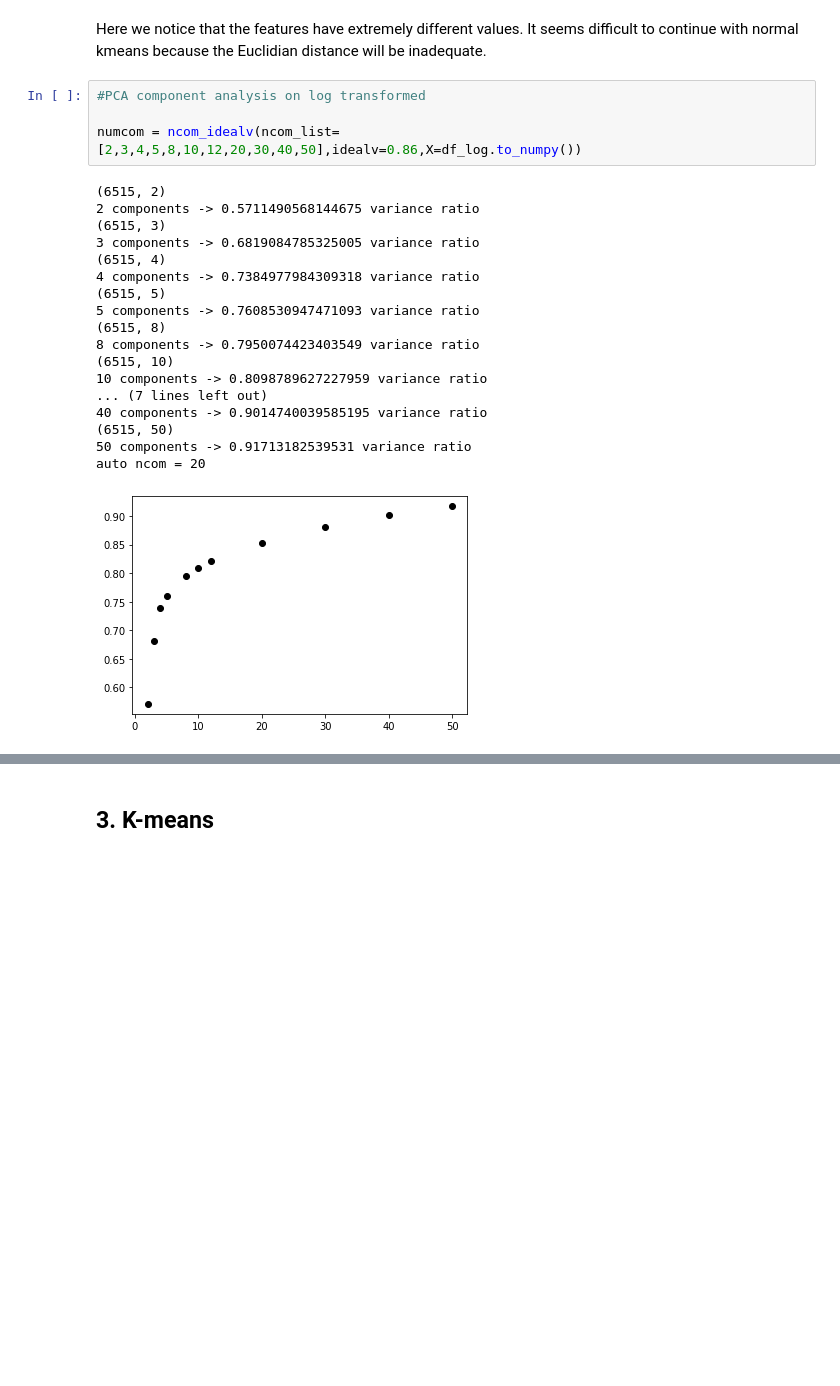
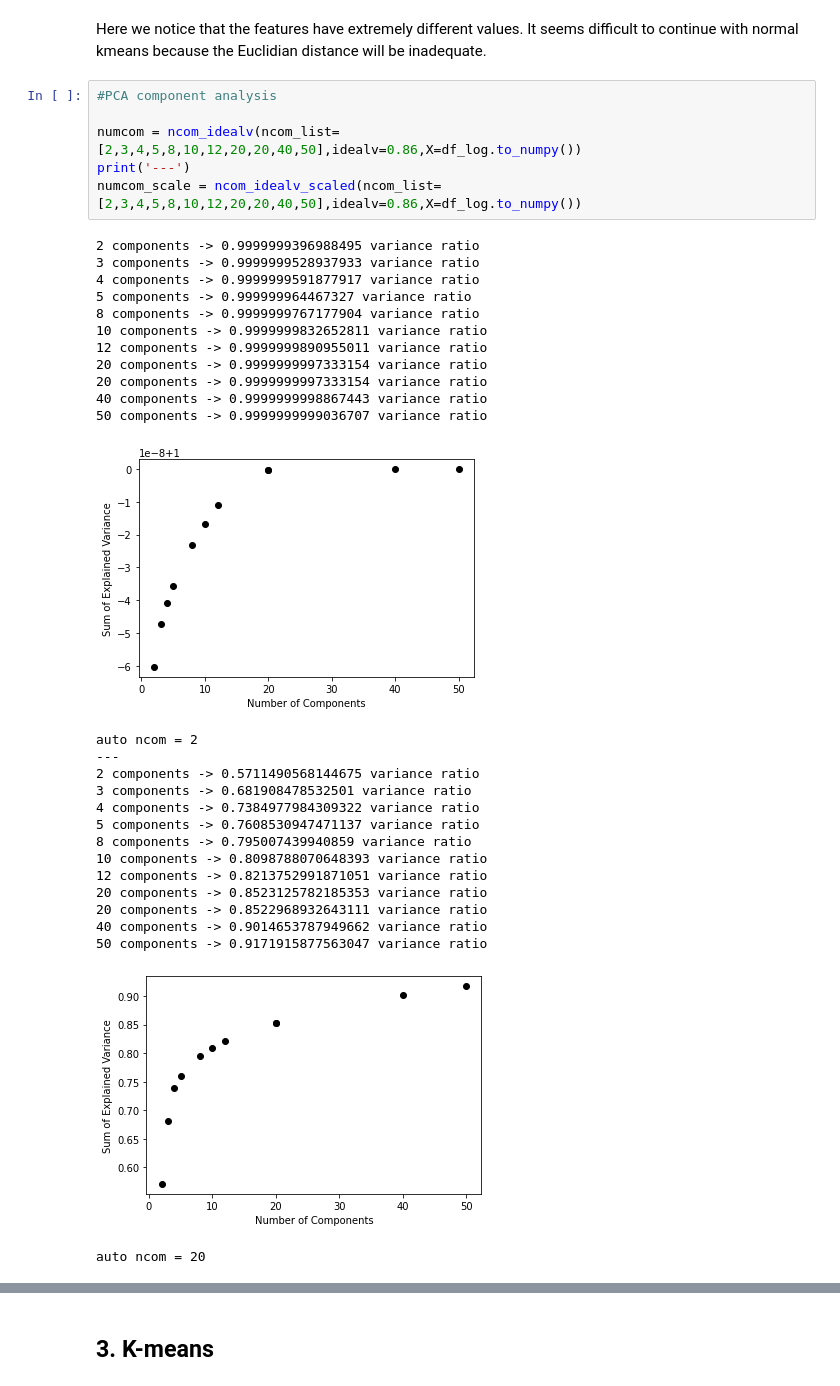
Before and after one commit to Denolle-Lab/expand_redpy, a Jupyter notebook: notebooks/clustering/Clustering_Mt_Rainier.ipynb, the cells around one changed output, grey strips where cells are left out. Saved outputs shown, nothing was run; the diff lists cells and outputs as text; blank space fills up the shorter version.

```diff
--- a/notebooks/clustering/Clustering_Mt_Rainier.ipynb
+++ b/notebooks/clustering/Clustering_Mt_Rainier.ipynb
@@ -172,25 +266,36 @@ df_log.describe()
 # %% [markdown]
 Here we notice that the features have extremely different values. It seems difficult to continue with normal kmeans because the Euclidian distance will be inadequate.
 # %%
-#PCA component analysis on log transformed
+#PCA component analysis
 
-numcom = ncom_idealv(ncom_list=[2,3,4,5,8,10,12,20,30,40,50],idealv=0.86,X=df_log.to_numpy())
+numcom = ncom_idealv(ncom_list=[2,3,4,5,8,10,12,20,20,40,50],idealv=0.86,X=df_log.to_numpy())
+print('---')
+numcom_scale = ncom_idealv_scaled(ncom_list=[2,3,4,5,8,10,12,20,20,40,50],idealv=0.86,X=df_log.to_numpy())
 # %% [output]
-(6515, 2)
-2 components -> 0.5711490568144675 variance ratio
-(6515, 3)
-3 components -> 0.6819084785325005 variance ratio
-(6515, 4)
-4 components -> 0.7384977984309318 variance ratio
-(6515, 5)
-5 components -> 0.7608530947471093 variance ratio
-(6515, 8)
-8 components -> 0.7950074423403549 variance ratio
-(6515, 10)
-10 components -> 0.8098789627227959 variance ratio
-... (7 lines left out)
-40 components -> 0.9014740039585195 variance ratio
-(6515, 50)
-50 components -> 0.91713182539531 variance ratio
-auto ncom = 20
+2 components -> 0.9999999396988495 variance ratio
+3 components -> 0.9999999528937933 variance ratio
+4 components -> 0.9999999591877917 variance ratio
+5 components -> 0.999999964467327 variance ratio
+8 components -> 0.9999999767177904 variance ratio
+10 components -> 0.9999999832652811 variance ratio
+12 components -> 0.9999999890955011 variance ratio
+20 components -> 0.9999999997333154 variance ratio
+20 components -> 0.9999999997333154 variance ratio
+40 components -> 0.9999999998867443 variance ratio
+50 components -> 0.9999999999036707 variance ratio
-[figure, old version]
+[figure, new version]
+auto ncom = 2
+---
+2 components -> 0.5711490568144675 variance ratio
+3 components -> 0.681908478532501 variance ratio
+4 components -> 0.7384977984309322 variance ratio
+5 components -> 0.7608530947471137 variance ratio
+8 components -> 0.795007439940859 variance ratio
+10 components -> 0.8098788070648393 variance ratio
+12 components -> 0.8213752991871051 variance ratio
+20 components -> 0.8523125782185353 variance ratio
+20 components -> 0.8522968932643111 variance ratio
+40 components -> 0.9014653787949662 variance ratio
+50 components -> 0.9171915877563047 variance ratio
+[figure, added]
+auto ncom = 20
```
Also changed, not shown: parts of 14 cells of this notebook, 3 other files.
